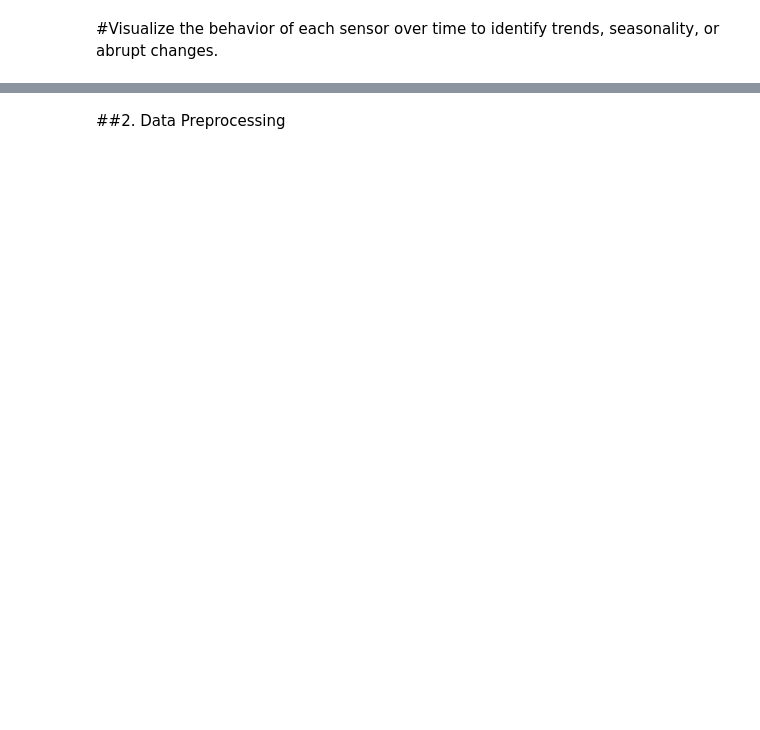
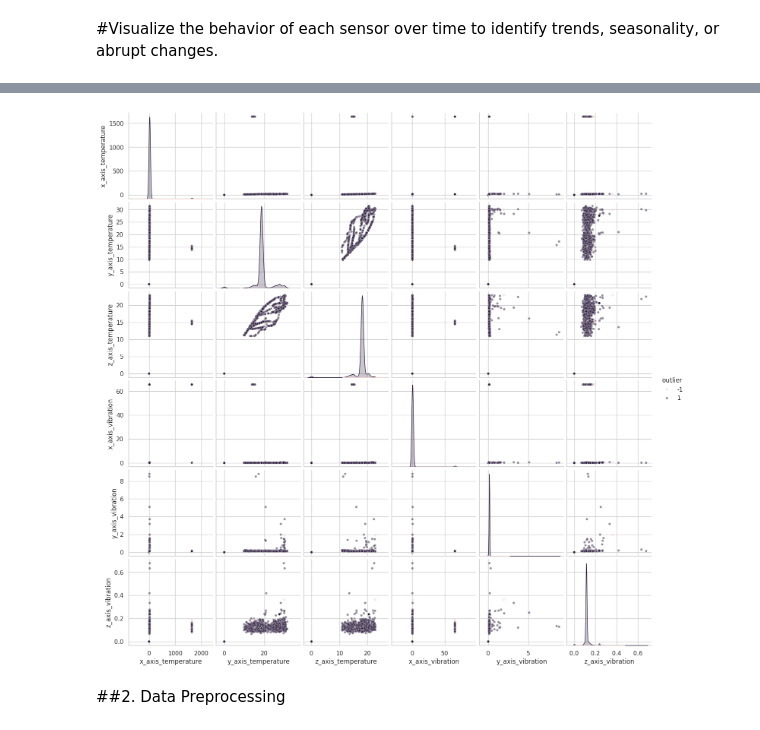
Before and after one commit to FurkiKARA/Predictive_Maintenance, a Jupyter notebook: Predictive_Maintenance_2.ipynb, the cells around one changed output, grey strips where cells are left out. Drawn from its saved outputs; the diff is of its cells as text; code cells hidden in the pictures; blank space fills up the shorter version.

```diff
--- a/Predictive_Maintenance_2.ipynb
+++ b/Predictive_Maintenance_2.ipynb
@@ -128,0 +139,14 @@ Analyze the distributions of sensor readings to understand their typical ranges
+# %%
+from sklearn.ensemble import IsolationForest
+
+# Sadece sensör kolonlarını seç
+sensor_cols = ["x_axis_temperature", "y_axis_temperature", "z_axis_temperature", "x_axis_vibration", "y_axis_vibration", "z_axis_vibration"]
+X = df[sensor_cols]
+
+# Modeli tanımla
+iso = IsolationForest(contamination=0.01, random_state=42, n_jobs=-1)
+df["outlier"] = iso.fit_predict(X)
+
+# outlier=-1 --> anormal, 1 --> normal
+outliers = df[df["outlier"] == -1]
+print("Outlier count:", len(outliers))
@@ -129,2 +186,13 @@ Analyze the distributions of sensor readings to understand their typical ranges
+# %%
+sns.pairplot(
+    df.sample(5000),  # büyük veri olduğu için örnekle
+    vars=["x_axis_temperature","y_axis_temperature","z_axis_temperature",
+          "x_axis_vibration","y_axis_vibration","z_axis_vibration"],
+    hue="outlier",
+    plot_kws={"alpha":0.5, "s":20}
+)
+plt.show()
+# %% [output]
+[figure, added]
 # %% [markdown]
 ##2. Data Preprocessing
```
Also changed, not shown: parts of 17 cells of this notebook.
